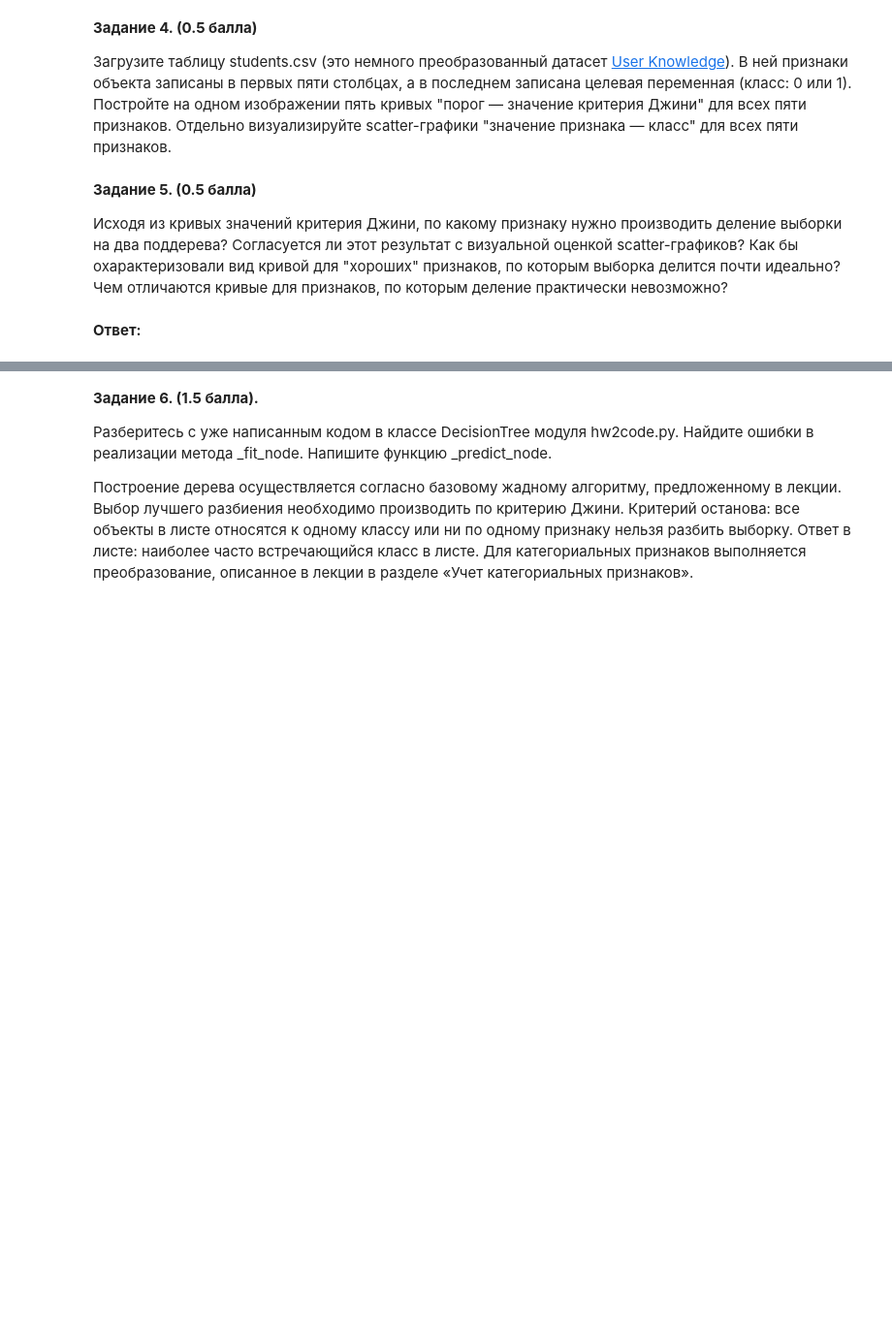
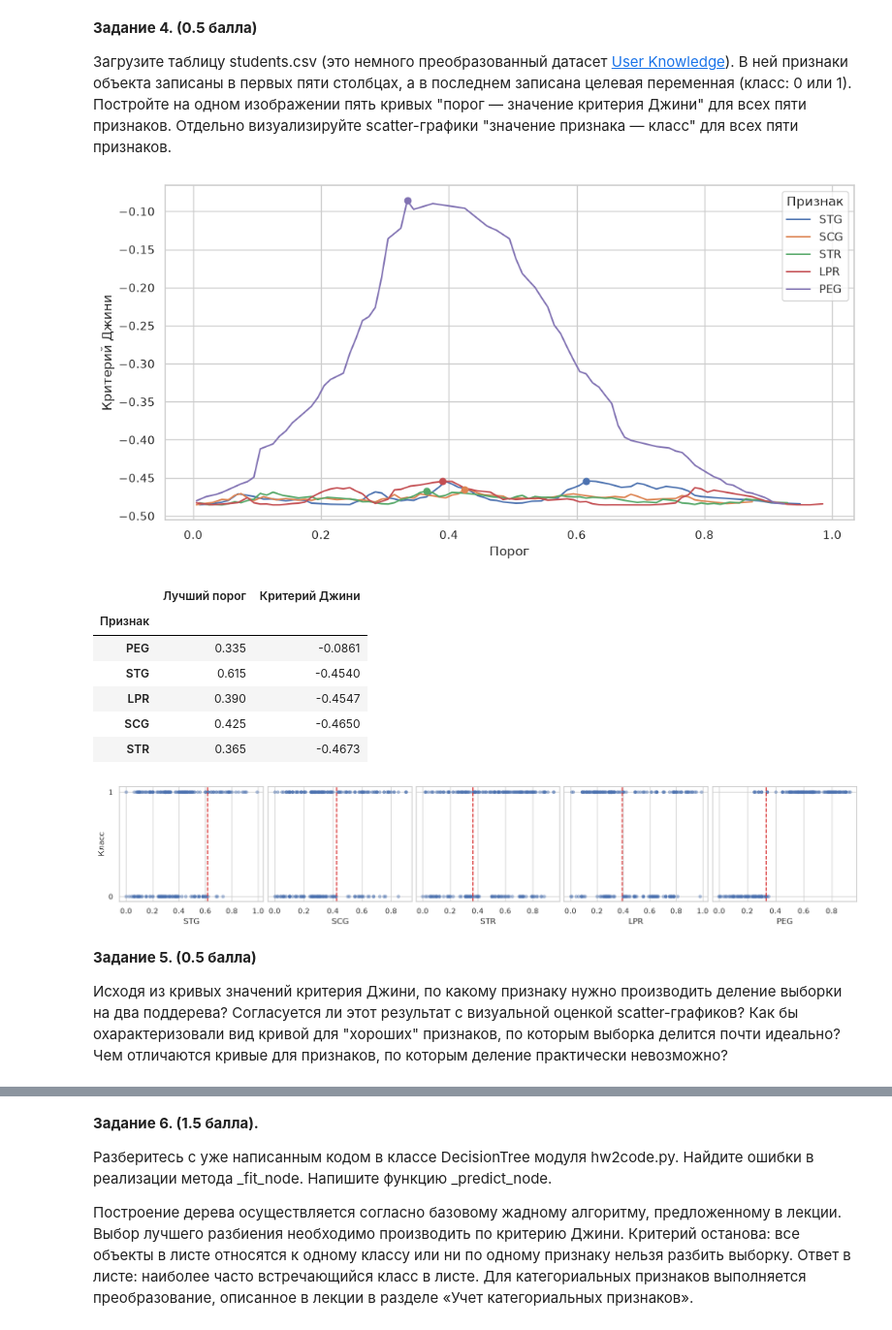
Before and after one commit to sprovay/Machine_Learning_Concepts_Labs, a Jupyter notebook: hw2/hw2-trees.ipynb, the cells around one changed output, grey strips where cells are left out. Shown at 97% size. Drawn from its saved outputs; the diff is of its cells as text; code cells hidden in the pictures; blank space fills up the shorter version.

```diff
--- a/hw2/hw2-trees.ipynb
+++ b/hw2/hw2-trees.ipynb
@@ -31,3 +19,23 @@ warnings.filterwarnings('ignore')
+# %%
+from pathlib import Path
+
+import matplotlib.pyplot as plt
+import numpy as np
+import pandas as pd
+import seaborn as sns
+from IPython.display import display
+from matplotlib.colors import ListedColormap
+from sklearn.metrics import accuracy_score, make_scorer
+from sklearn.model_selection import StratifiedKFold, cross_val_score, train_test_split
+from sklearn.pipeline import make_pipeline
+from sklearn.preprocessing import LabelEncoder, OneHotEncoder
+from sklearn.tree import DecisionTreeClassifier
+
+from hw2code import DecisionTree, find_best_split
+
+sns.set_theme(style="whitegrid")
+RANDOM_STATE = 42
+DATA_DIR = Path("datasets")
 # %% [markdown]
 # 1. Решающие деревья. Визуализация.
 # %% [markdown]
@@ -104,6 +213,41 @@ __Задание 4. (0.5 балла)__
+# %%
+students = pd.read_csv(DATA_DIR / "students.csv")
+X_students = students.iloc[:, :5]
+y_students = students.iloc[:, -1].to_numpy()
+
+rows = []
+fig, ax = plt.subplots(figsize=(10, 5), layout="constrained")
+for feature in X_students:
+    values = X_students[feature].to_numpy()
+    thresholds, ginis, best_threshold, best_gini = find_best_split(values, y_students)
+    line, = ax.plot(thresholds, ginis, label=feature)
+    ax.scatter(best_threshold, best_gini, color=line.get_color(), zorder=3)
+    rows.append({"Признак": feature, "Лучший порог": best_threshold, "Критерий Джини": best_gini})
+ax.set(xlabel="Порог", ylabel="Критерий Джини")
+ax.legend(title="Признак")
+plt.show()
+
+student_splits = pd.DataFrame(rows).set_index("Признак").sort_values("Критерий Джини", ascending=False)
+display(student_splits.round(4))
+
+fig, axes = plt.subplots(1, 5, figsize=(16, 3), sharey=True, layout="constrained")
+for ax, feature in zip(axes, X_students):
+    ax.scatter(X_students[feature], y_students, alpha=0.4, s=18)
+    ax.axvline(student_splits.loc[feature, "Лучший порог"], color="tab:red", linestyle="--")
+    ax.set(xlabel=feature, yticks=[0, 1])
+axes[0].set_ylabel("Класс")
+plt.show()
+# %% [output]
+[figure, added]
+|  | Лучший порог | Критерий Джини |
+| Признак |  |  |
+| PEG | 0.335 | -0.0861 |
+| STG | 0.615 | -0.4540 |
+| LPR | 0.390 | -0.4547 |
+| SCG | 0.425 | -0.4650 |
+| STR | 0.365 | -0.4673 |
+[figure, added]
 # %% [markdown]
 __Задание 5. (0.5 балла)__
 
 Исходя из кривых значений критерия Джини, по какому признаку нужно производить деление выборки на два поддерева? Согласуется ли этот результат с визуальной оценкой scatter-графиков? Как бы охарактеризовали вид кривой для "хороших" признаков, по которым выборка делится почти идеально? Чем отличаются кривые для признаков, по которым деление практически невозможно?
-# %% [markdown]
-**Ответ:**
```
Also changed, not shown: parts of 27 cells of this notebook, 1 other file.
